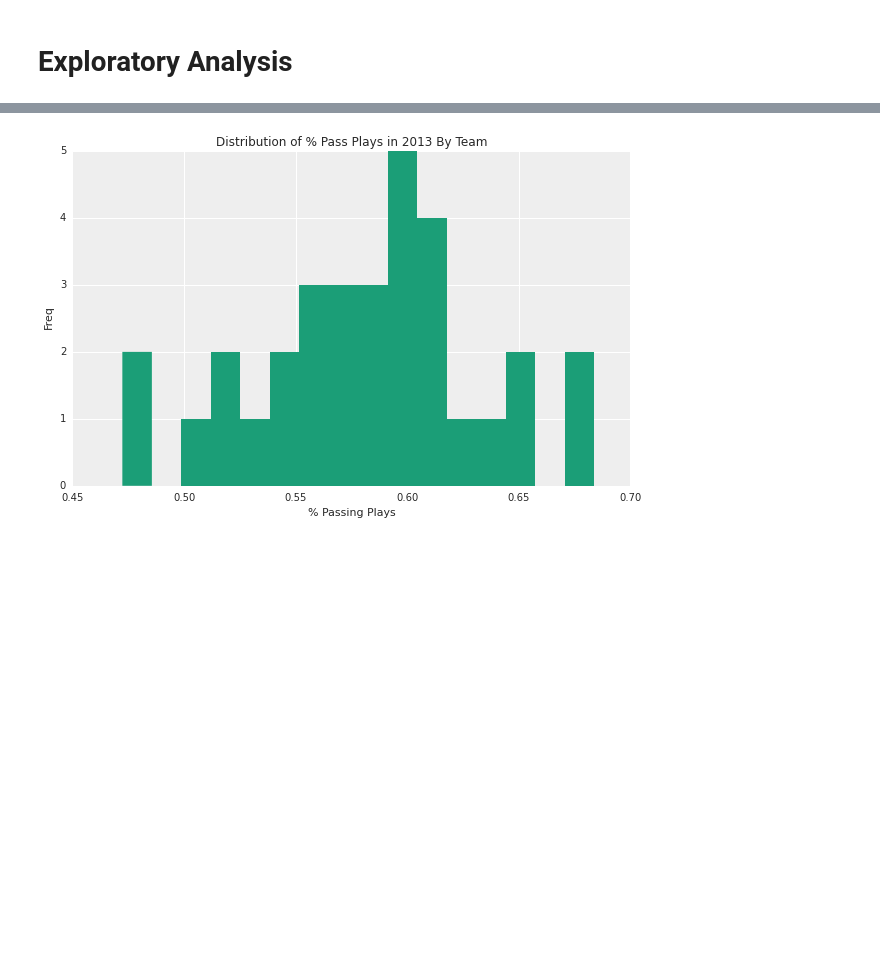
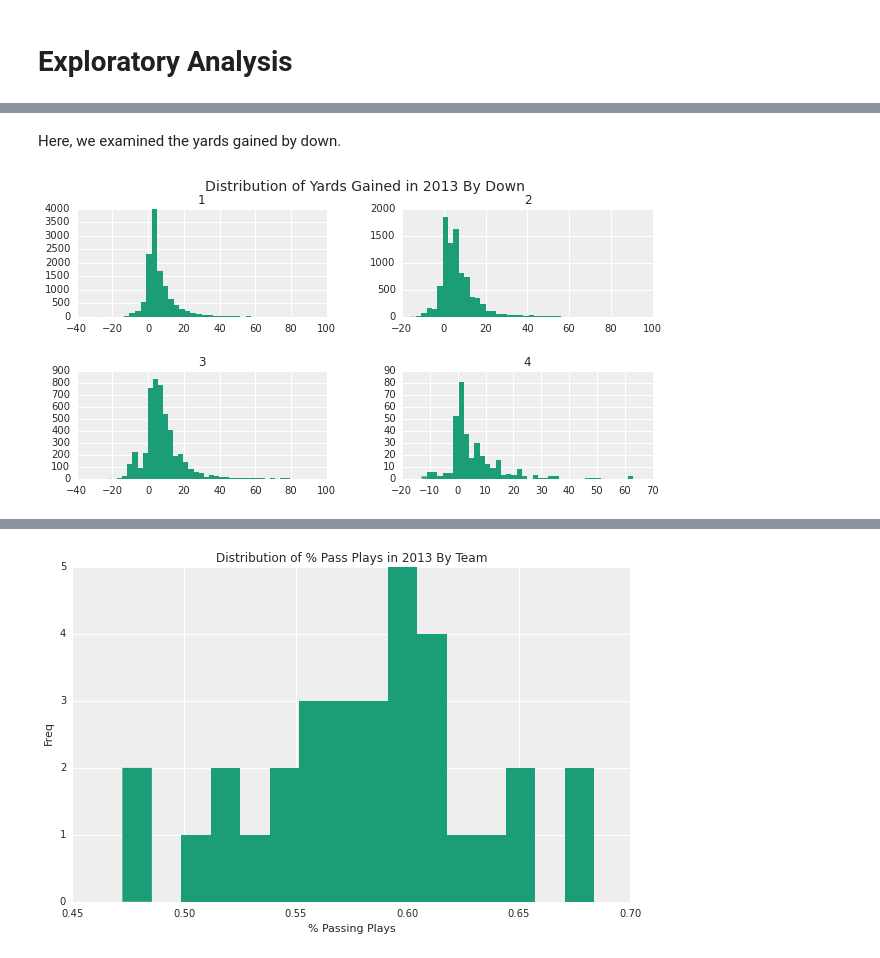
Before and after one commit to araftery/cs109-final-project, a Jupyter notebook: notebook.ipynb, the cells around one changed output, grey strips where cells are left out. Saved outputs shown, nothing was run; the diff lists cells and outputs as text; code cells hidden in the pictures; blank space fills up the shorter version.

```diff
--- a/notebook.ipynb
+++ b/notebook.ipynb
@@ -289,0 +299,8 @@ df[relevant_columns].describe()
+# %% [markdown]
+Here, we examined the yards gained by down.
+# %%
+df.hist(by="Down", column="Yds", bins=40)
+plt.suptitle('Distribution of Yards Gained in {} By Down'.format(season))
+plt.show()
+# %% [output]
+[figure, added]
```
Also changed, not shown: parts of 9 cells of this notebook.
